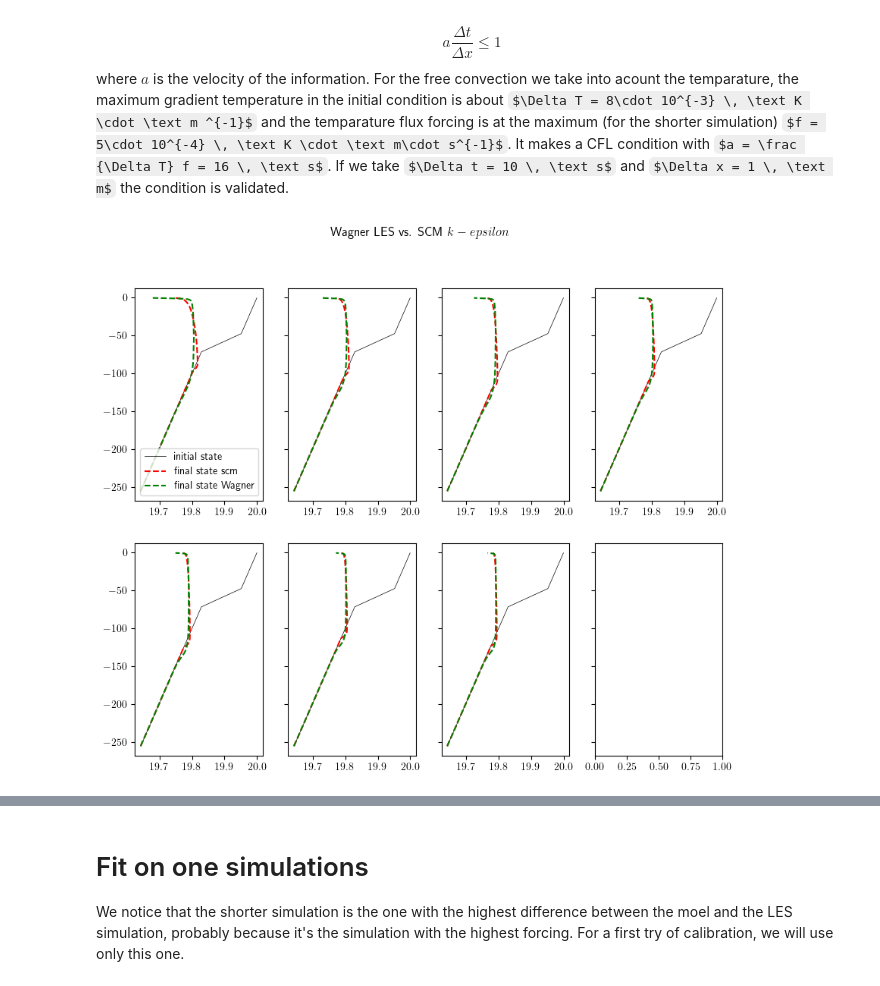
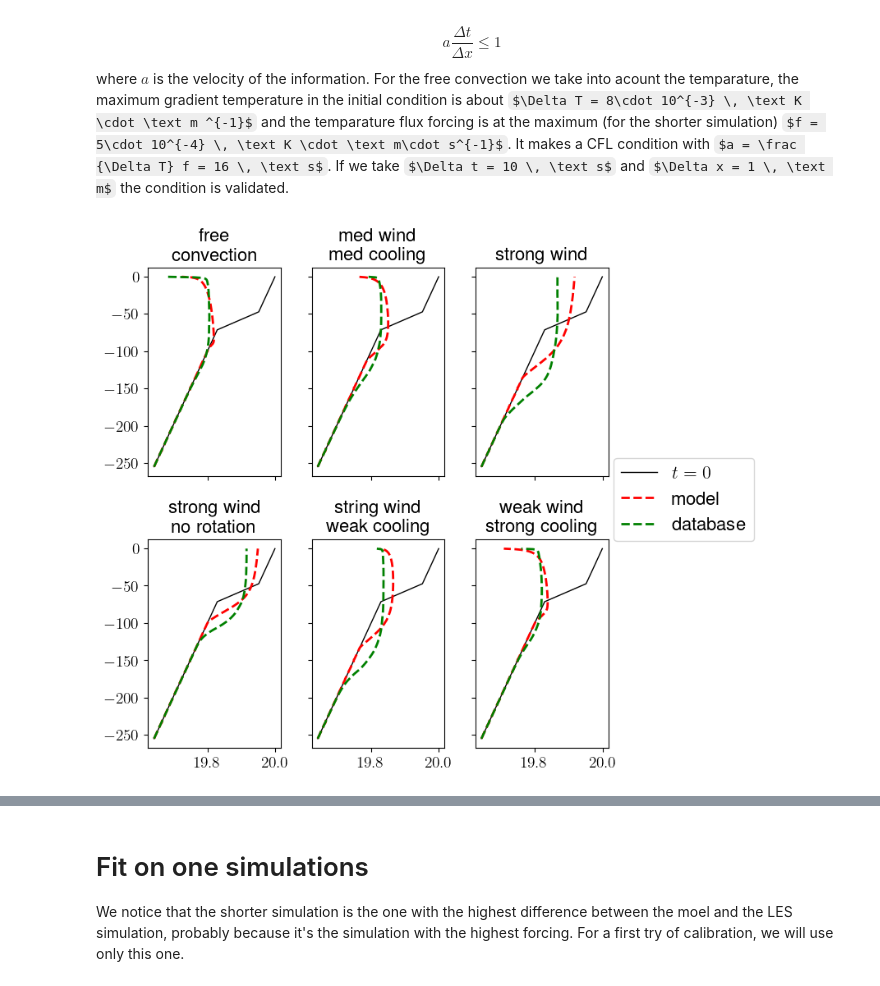
Before and after one commit to meom-group/tunax, a Jupyter notebook: notebooks/fit_wagner.ipynb, the cells around one changed output, grey strips where cells are left out. Drawn from its saved outputs; the diff is of its cells as text; code cells hidden in the pictures; some formulas as TeX source.

```diff
--- a/notebooks/fit_wagner.ipynb
+++ b/notebooks/fit_wagner.ipynb
@@ -131,13 +131,13 @@ var_names = {
 
 traj_wagner_list = []
 traj_scm_list = []
-for timeframe in timeframe_list:
+for forcing in forcing_list:
     space_step = space_step_list[1]
-    forcing = forcing_list[0]
-    filename = os.path.join('..', 'obs', 'horizontally_averaged_LES_data', f'{timeframe}_hour_suite', f'{space_step}m', f'{forcing}_instantaneous_statistics.nc')
-    filename_yaml = os.path.join('..', 'obs', 'horizontally_averaged_LES_data', f'{timeframe}_hour_suite', f'{space_step}m', f'{forcing}_instantaneous_statistics.yaml')
+    timeframe = timeframe_list[0]
+    filename = os.path.join('..', 'obs', 'Wagner_LES', f'{timeframe}_hour_suite', f'{space_step}m', f'{forcing}_instantaneous_statistics.nc')
+    filename_yaml = os.path.join('..', 'obs', 'Wagner_LES', f'{timeframe}_hour_suite', f'{space_step}m', f'{forcing}_instantaneous_statistics.yaml')
 
-    obs = Obs(filename, filename_yaml, var_names)
+    obs = Obs.from_files(filename, filename_yaml, var_names)
     traj_wagner = obs.trajectory
 
     # inversion du flux
@@ -158,33 +158,39 @@ for timeframe in timeframe_list:
     traj_scm_list.append(traj_scm)
 # %%
 import matplotlib.pyplot as plt
-plt.rc('text', usetex=True)
-
+# plt.rc('text', usetex=True)
+plt.rc('font', family='Helvetica', size=16)
 zr = model.grid.zr
-
-fig, axes = plt.subplots(2, 4, sharey=True, figsize=(10, 8))
-plt.tight_layout(rect=[0., 0., 0.1, 0.1])
+cm_inch = 0.394
+liste_titres = ['free\nconvection', 'med wind\nmed cooling', 'strong wind', 'strong wind\nno rotation', 'string wind\nweak cooling', 'weak wind\nstrong cooling']
+fig, axes = plt.subplots(2, 3, sharey=True, sharex=True, figsize=(21*cm_inch, 18*cm_inch))
+# plt.tight_layout(rect=[0., 0., 0.1, 0.1])
+plt.xticks(fontsize=16)
 
 axes_list = []
 for axes_line in axes:
     for ax in axes_line:
         axes_list.append(ax)
-axes_list.pop()
+
 for i_ax, ax in enumerate(axes_list):
+    ax.set_title(liste_titres[i_ax], fontsize=16)
+    ax.tick_params(axis='both', labelsize=14)
     traj_scm = traj_scm_list[i_ax]
     traj_wagner = traj_wagner_list[i_ax]
-    l_i, = ax.plot(traj_scm.t[0, :], zr, 'k', linewidth=0.5)
-    l_s, = ax.plot(traj_scm.t[-1, :], zr, 'r--')
-    l_w, = ax.plot(traj_wagner.t[-1, :], zr, 'g--')
+    l_i, = ax.plot(traj_scm.t[0, :], zr, 'k', linewidth=1)
+    l_s, = ax.plot(traj_scm.t[-1, :], zr, 'r--', linewidth=2)
+    l_w, = ax.plot(traj_wagner.t[-1, :], zr, 'g--', linewidth=2)
     if i_ax == 0:
-        l_i.set_label('initial state')
-        l_s.set_label('final state scm')
-        l_w.set_label('final state Wagner')
+        l_i.set_label('$t = 0$')
+        l_s.set_label(r'model')
+        l_w.set_label(r'database')
 
-axes_list[0].legend()
-
-fig.suptitle('Wagner LES vs. SCM $k-epsilon$')
+plt.tight_layout(rect=[0, 0, 0.81, 1])
+fig.legend(loc='right', ncol=1, fontsize=16)
 
 plt.show()
+
+
+fig.savefig("wagner_vs_scm.pdf", dpi=300, transparent=True)
 # %% [output]
-[figure, old version]
+[figure, new version]
```
Also changed, not shown: parts of 10 cells of this notebook, 10 other files.
